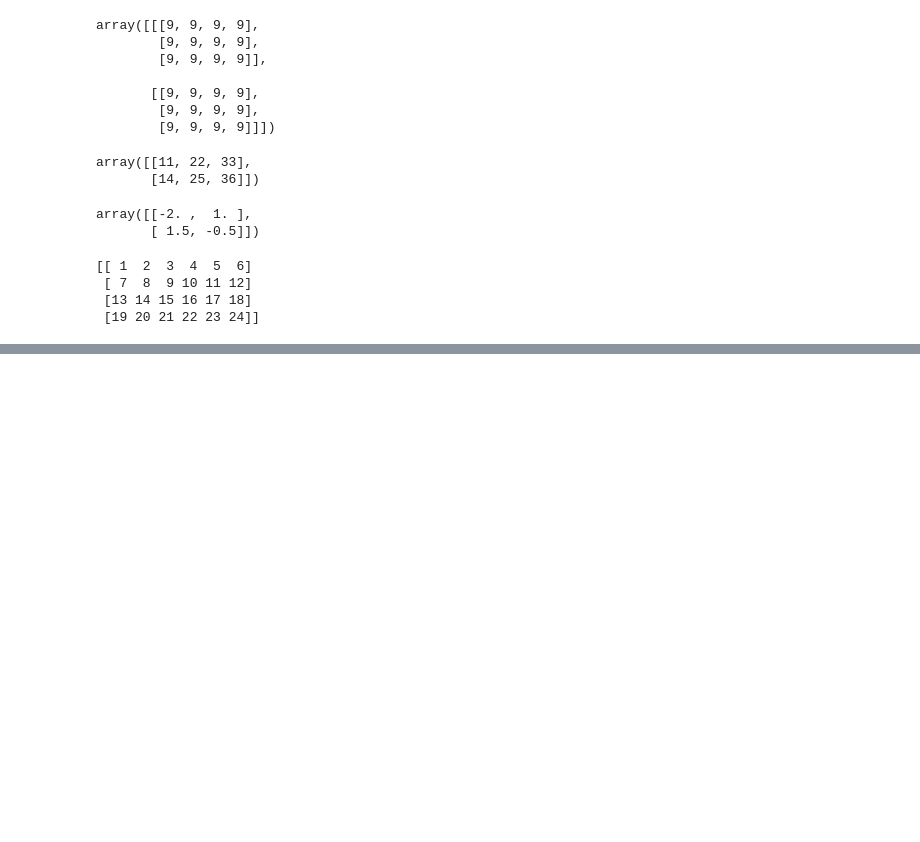
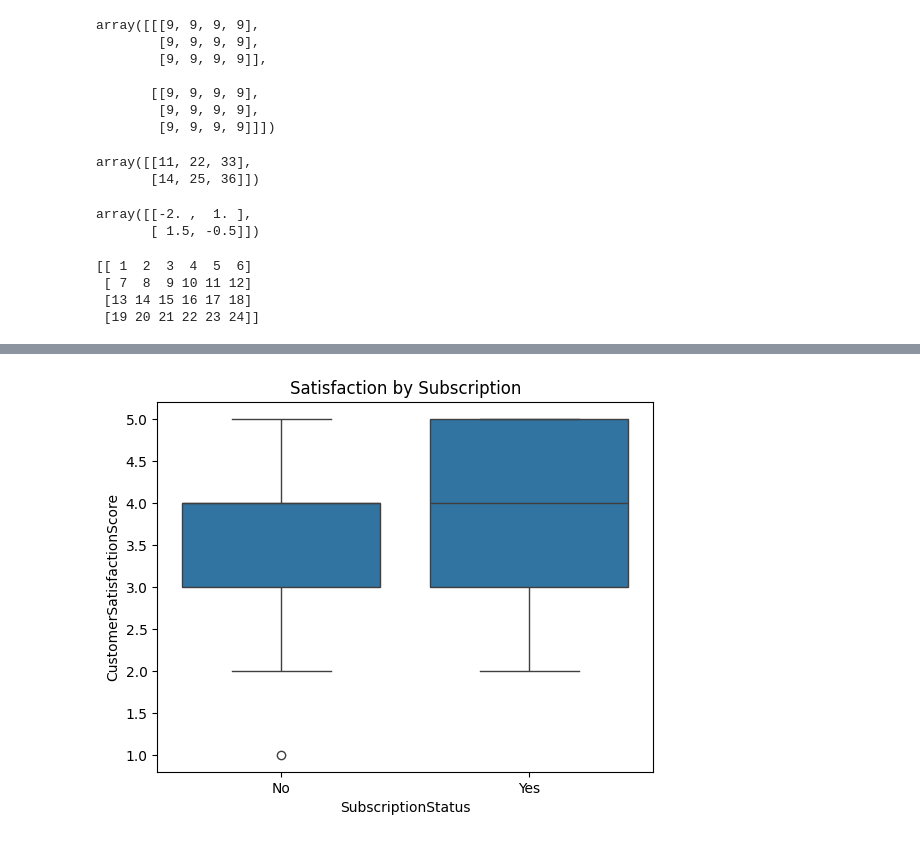
Before and after one commit to priya8014/numpy, a Jupyter notebook: numpy.ipynb, the cells around one changed output, grey strips where cells are left out. Drawn from its saved outputs; the diff is of its cells as text; code cells hidden in the pictures; blank space fills up the shorter version.

```diff
--- a/numpy.ipynb
+++ b/numpy.ipynb
@@ -321,0 +396,6 @@ print(saved)
+# %%
+sns.boxplot(data=df, x='SubscriptionStatus', y='CustomerSatisfactionScore')
+plt.title('Satisfaction by Subscription')
+plt.show()
+# %% [output]
+[figure, added]
```
Also changed, not shown: parts of 29 cells of this notebook, 30 other files.
